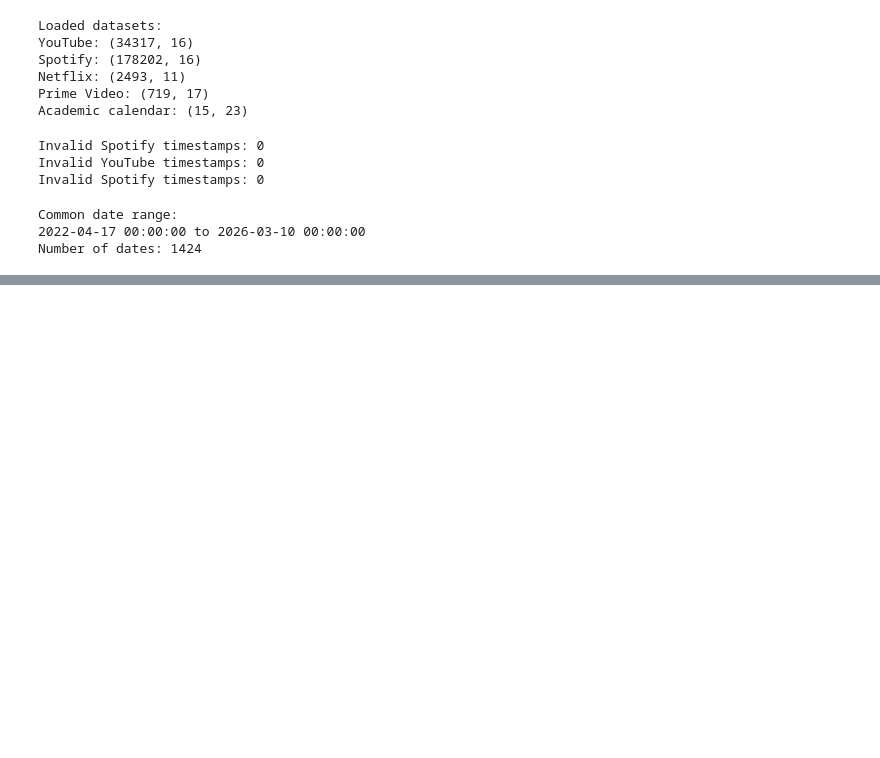
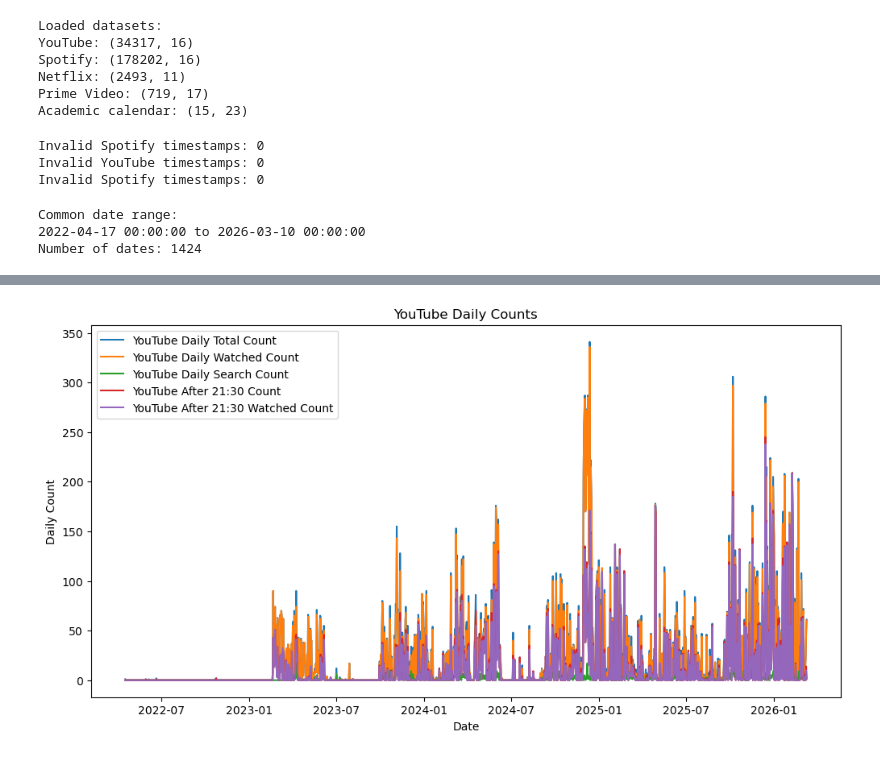
Before and after one commit to omerkaraca-fire/DSA210_TermProject, a Jupyter notebook: MachineLearning/machinelearning.ipynb, the cells around one changed output, grey strips where cells are left out. Drawn from its saved outputs; the diff is of its cells as text; code cells hidden in the pictures; blank space fills up the shorter version.

```diff
--- a/MachineLearning/machinelearning.ipynb
+++ b/MachineLearning/machinelearning.ipynb
@@ -182,0 +274,16 @@ Number of dates: 1424
+# %%
+#------------- PLOT CHECK ------------
+# Plotting the youtube daily counts to make sure the dataset uploaded correctly.
+plt.figure(figsize=(12, 6))
+plt.plot(youtube_daily["fine_date"], youtube_daily["youtube_daily_total_count"], label="YouTube Daily Total Count")
+plt.plot(youtube_daily["fine_date"], youtube_daily["youtube_daily_watched_count"], label="YouTube Daily Watched Count")
+plt.plot(youtube_daily["fine_date"], youtube_daily["youtube_daily_search_count"], label="YouTube Daily Search Count")
+plt.plot(youtube_daily["fine_date"], youtube_daily["youtube_after_2130_count"], label="YouTube After 21:30 Count")
+plt.plot(youtube_daily["fine_date"], youtube_daily["youtube_after_2130_watched_count"], label="YouTube After 21:30 Watched Count")
+plt.xlabel("Date")
+plt.ylabel("Daily Count")
+plt.title("YouTube Daily Counts")
+plt.legend()
+plt.show()
+# %% [output]
+[figure, added]
```
Also changed, not shown: parts of 14 cells of this notebook.
